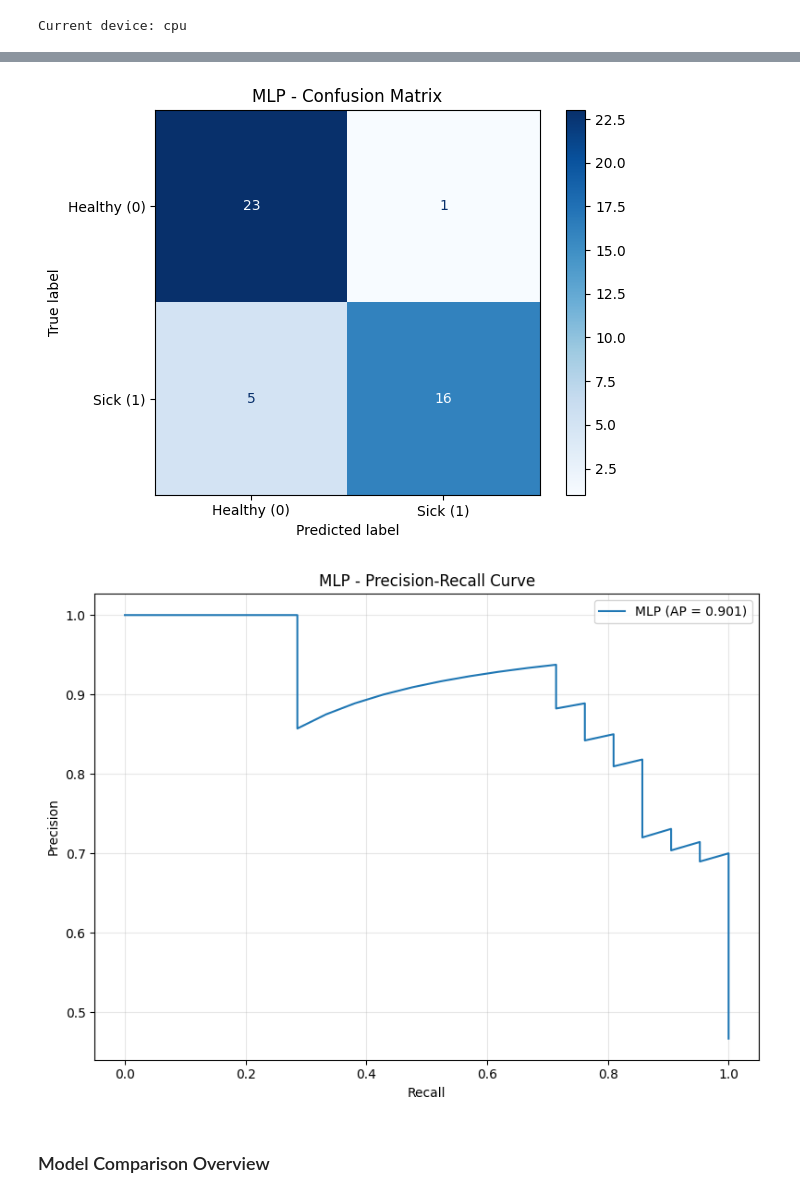
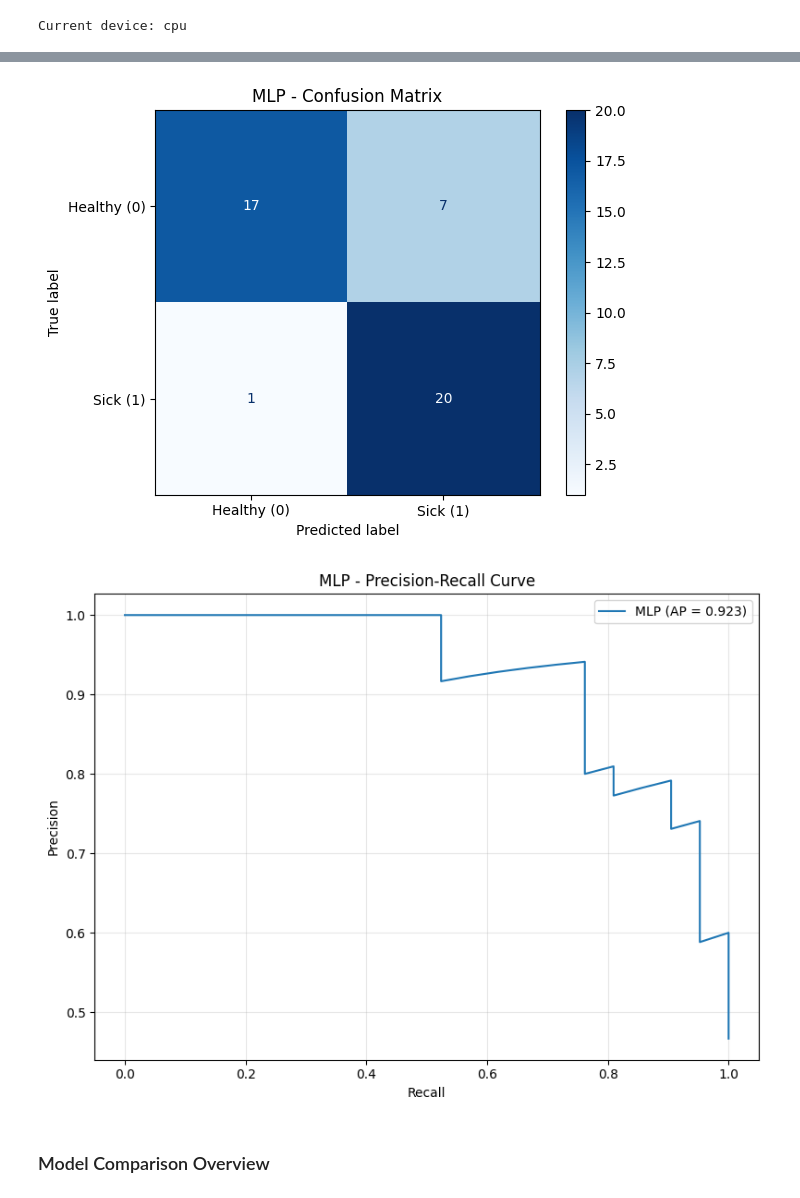
Before and after one commit to samy-bouchentouf/heart-disease-prediction, a Jupyter notebook: notebooks/model_comparison.ipynb, the cells around one changed output, grey strips where cells are left out. Cells and saved outputs as stored; diff of their text form; code cells hidden in the pictures.

Commit message:
scheduler implemented

```diff
--- a/notebooks/model_comparison.ipynb
+++ b/notebooks/model_comparison.ipynb
@@ -177,11 +177,11 @@ rf_curve = plot_precision_recall_curve(
 ### Multi-Layer Perceptron (MLP)
 # %%
 BATCH_SIZE = 16
-DROPOUT = 0.3
-LEARNING_RATE = 1e-4
+DROPOUT = 0.4
+LEARNING_RATE = 5e-5
 MOMENTUM = 0.9
-WEIGHT_DECAY = 1e-3
-EPOCHS = 2000
+WEIGHT_DECAY = 1e-2
+EPOCHS = 1500
 
 
 device = "cuda" if cuda.is_available() else "cpu"
@@ -211,7 +211,16 @@ train_loader = DataLoader(
 )
 # %%
 mlp_model = MLP(in_features, out_features, DROPOUT).to(device)
-optimizer = torch.optim.SGD(params=mlp_model.parameters(), lr=LEARNING_RATE, momentum=MOMENTUM, weight_decay=WEIGHT_DECAY)
+optimizer = torch.optim.Adam(
+    params=mlp_model.parameters(),
+    lr=LEARNING_RATE,
+    weight_decay=WEIGHT_DECAY)
+scheduler = torch.optim.lr_scheduler.ReduceLROnPlateau(
+    optimizer,
+    mode="min",
+    factor=0.5,
+    patience=20
+)
 criterion = nn.CrossEntropyLoss()
 # %%
 train_losses = []
@@ -246,6 +255,7 @@ for epoch in range(1, EPOCHS + 1):
     with torch.no_grad():
         yt_pred = mlp_model(Xt_val)
         val_loss = criterion(yt_pred, yt_val).item()
+        scheduler.step(val_loss)
 
         if val_loss < best_val_loss:
             best_val_loss = val_loss
@@ -259,6 +269,7 @@ for epoch in range(1, EPOCHS + 1):
         print(f"Epoch: {epoch}")
         print(f"Train loss: {mean_train_loss:.4f}")
         print(f"Val loss: {val_loss:.4f}")
+        print(f"Learning rate: {optimizer.param_groups[0]['lr']:.6f}")
         print("")
 
 mlp_model.load_state_dict(best_weights)
@@ -357,11 +368,11 @@ Test loss: 0.3708
 # %%
 plot_confusion_matrix(
-    yt_test.cpu().numpy(),
-    yt_pred_class.cpu().numpy(),
+    y_true_mlp,
+    y_pred_mlp,
     "MLP"
 )
 # %% [output]
-[figure, old version]
+[figure, new version]
 # %%
 mlp_curve = plot_precision_recall_curve(
     y_true_mlp,
@@ -369,7 +380,7 @@ mlp_curve = plot_precision_recall_curve(
     "MLP"
 )
 # %% [output]
-[figure, old version]
+[figure, new version]
 # %% [markdown]
 ### Model Comparison Overview
 # %%
```
Also changed, not shown: parts of 6 cells of this notebook.
